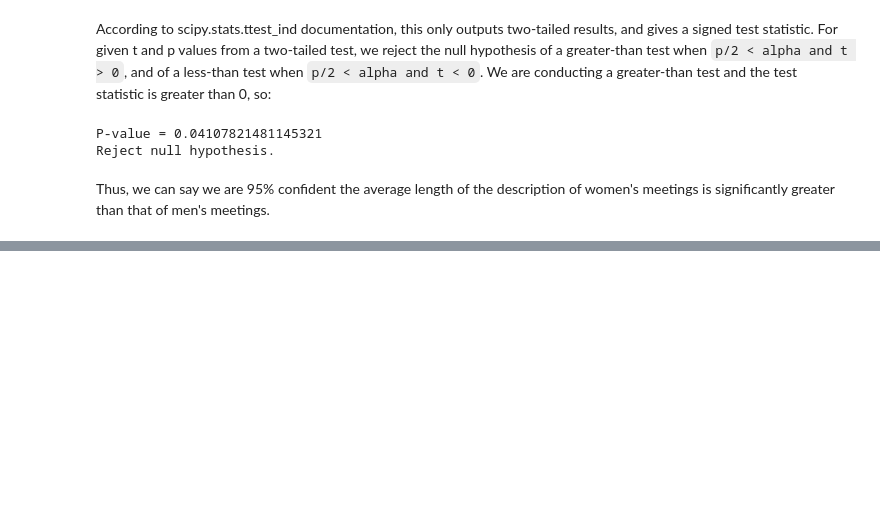
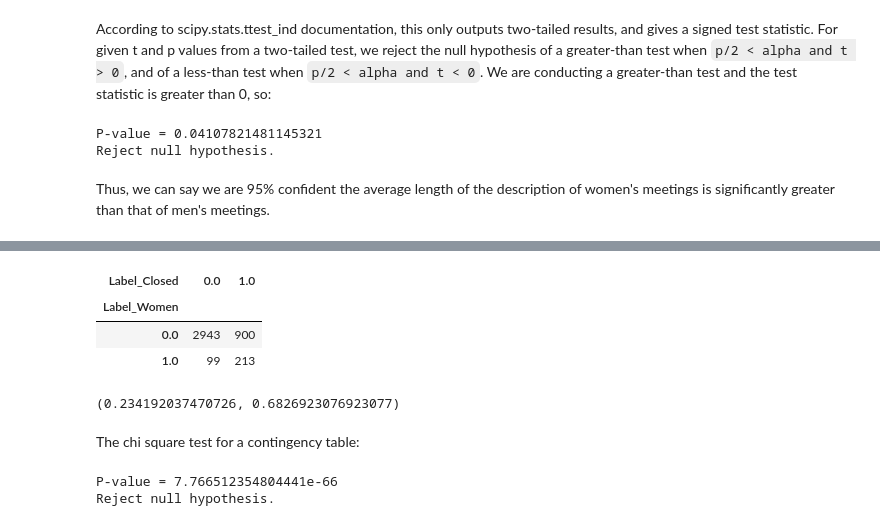
Before and after one commit to zimzoom/virtual-aa-meetings, a Jupyter notebook: 4-Analysis.ipynb, the cells around one changed output, grey strips where cells are left out. Drawn from its saved outputs; the diff is of its cells as text; code cells hidden in the pictures; blank space fills up the shorter version.

Commit message:
Add chi square test of independence of variables

```diff
--- a/4-Analysis.ipynb
+++ b/4-Analysis.ipynb
@@ -137,0 +144,21 @@ Thus, we can say we are 95% confident the average length of the description of w
+# %%
+women_closed_table = pd.crosstab(df['Label_Women'], df['Label_Closed'])
+women_closed_table
+# %% [output]
+| Label_Closed | 0.0 | 1.0 |
+| Label_Women |  |  |
+| 0.0 | 2943 | 900 |
+| 1.0 | 99 | 213 |
+# %%
+# Sanity check
+900/(2943+900), 213/(99+213)
+# %% [output]
+(0.234192037470726, 0.6826923076923077)
+# %% [markdown]
+The chi square test for a contingency table:
+# %%
+chi_stat, pval_chi, dof, expected = stats.chi2_contingency(women_closed_table)
+print_results(pval_chi, 0.01)
+# %% [output]
+P-value = 7.766512354804441e-66
+Reject null hypothesis.
```
Also changed, not shown: parts of 4 cells of this notebook.
